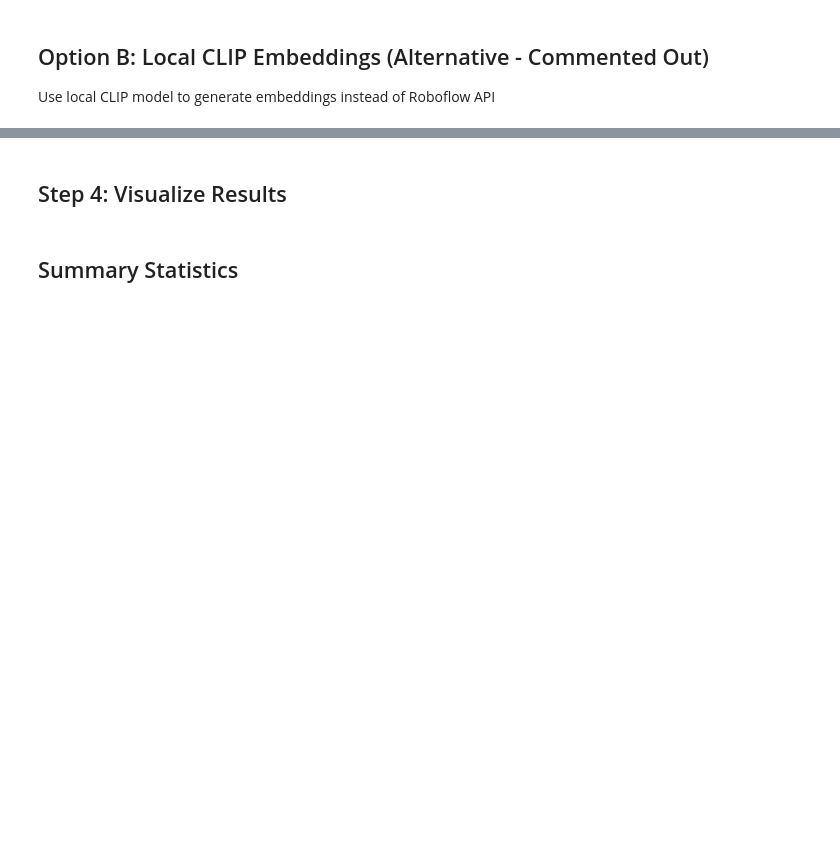
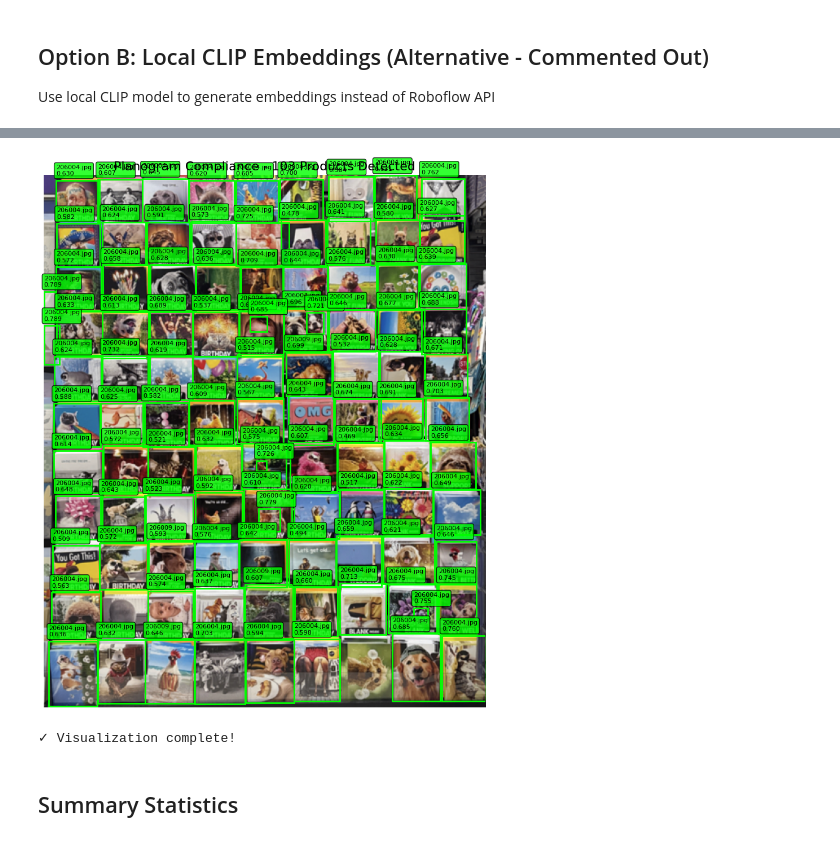
Before and after one commit to nathan-marraccini/planogram-compliance, a Jupyter notebook: Avanti_press/roboflow_planogram_compliance.ipynb, the cells around one changed output, grey strips where cells are left out. Drawn from its saved outputs; the diff is of its cells as text; code cells hidden in the pictures; blank space fills up the shorter version.

```diff
--- a/Avanti_press/roboflow_planogram_compliance.ipynb
+++ b/Avanti_press/roboflow_planogram_compliance.ipynb
@@ -38,8 +38,8 @@ from inference_sdk import InferenceHTTPClient
 # Configuration
 API_KEY = "W7ZLH2wzvGvK9yzBOpAv"
 WORKSPACE = "sonic-eyes-ventures"
-WORKFLOW_ID = "custom-workflow-4"
-MIN_CROP_SIZE = 20  # Minimum width/height in pixels
+WORKFLOW_ID = "custom-workflow-3-2"
+MIN_CROP_SIZE = 10  # Minimum width/height in pixels
 
 # Paths
 TEST_IMAGE = "test.png"
@@ -57,16 +112,3 @@ print("✓ Roboflow client initialized")
 # %% [markdown]
 ## Step 1: Process Shelf Image (test.png)
 Run the shelf image through Roboflow workflow to detect products and get CLIP embeddings
-# %%
-# Run workflow on test.png to get crop detections and embeddings
-print(f"Processing {TEST_IMAGE}...")
-
-shelf_result = client.run_workflow(
-    workspace_name=WORKSPACE,
-    workflow_id=WORKFLOW_ID,
-    images={"image": TEST_IMAGE}
-)
-
-print(f"\n✓ Workflow completed")
-print(f"\nRaw result structure:")
-print(shelf_result)
@@ -269,5 +534,62 @@ print(f"\n✓ Matched {len(matches)} crops to cards")
-# %% [markdown]
-## Step 4: Visualize Results
+# %%
+# Load and display the shelf image with matches
+shelf_img = Image.open(TEST_IMAGE)
+
+fig, ax = plt.subplots(1, 1, figsize=(16, 10))
+ax.imshow(shelf_img)
+
+if matches:
+    # Draw bounding boxes with labels
+    for match in matches:
+        x, y, w, h = match['bbox']
+
+        # Convert from center coords to corner coords if needed
+        # (Adjust based on your bbox format)
+        x1 = x - w/2
+        y1 = y - h/2
+
+        # Draw rectangle
+        rect = patches.Rectangle(
+            (x1, y1), w, h,
+            linewidth=2,
+            edgecolor='lime',
+            facecolor='none'
+        )
+        ax.add_patch(rect)
+
+        # Add label with card name and similarity score
+        label = f"{match['best_match']}\n{match['similarity']:.3f}"
+        ax.text(
+            x1, y1 - 5,
+            label,
+            bbox=dict(boxstyle='round', facecolor='lime', alpha=0.8),
+            fontsize=8,
+            verticalalignment='bottom'
+        )
+
+    title = f"Planogram Compliance - {len(matches)} Products Detected"
+else:
+    # No matches found - just show the image
+    title = "Planogram Compliance - No Products Detected"
+    ax.text(
+        0.5, 0.5,
+        'No products detected\nCheck workflow configuration or image quality',
+        transform=ax.transAxes,
+        fontsize=14,
+        ha='center',
+        va='center',
+        bbox=dict(boxstyle='round', facecolor='yellow', alpha=0.7)
+    )
+
+ax.axis('off')
+plt.title(title, fontsize=16)
+plt.tight_layout()
+plt.show()
+
+print(f"\n✓ Visualization complete!")
+# %% [output]
+[figure, added]
+✓ Visualization complete!
 # %%
 # Load and display the shelf image with matches
 shelf_img = Image.open(TEST_IMAGE)
```
Also changed, not shown: parts of 14 cells of this notebook, 1 other file.
